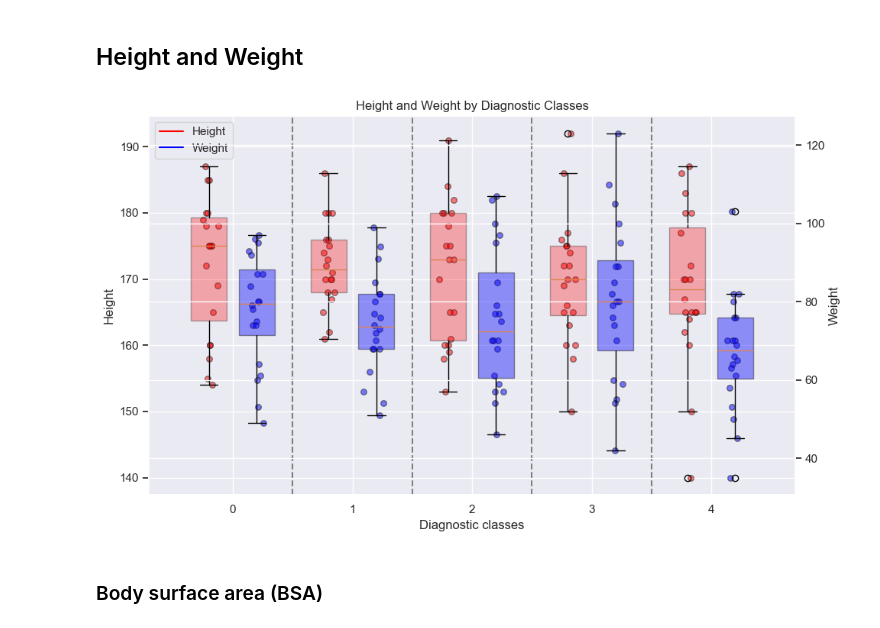
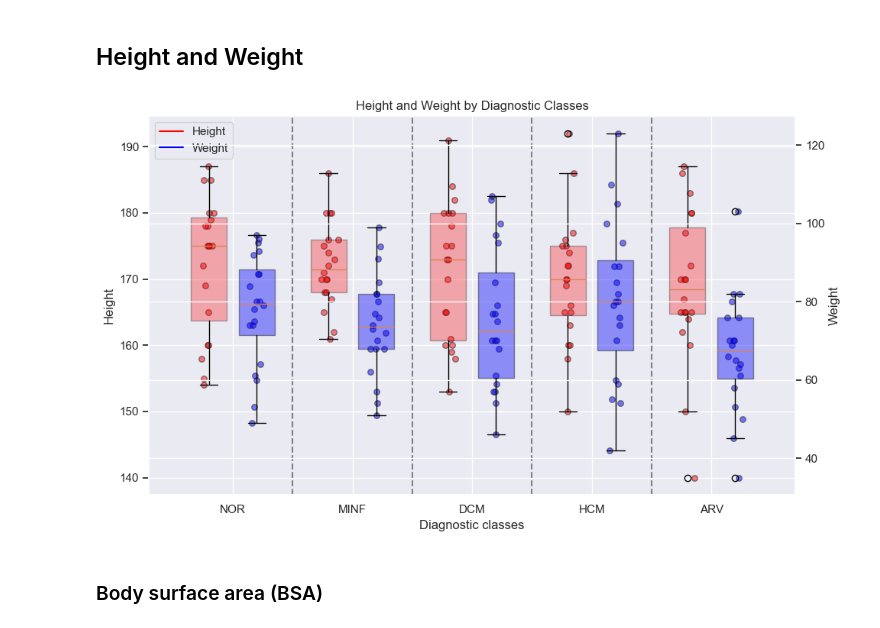
Before and after one commit to marianaolm/Cardiac-Pathology-Prediction, a Jupyter notebook: Challenge.ipynb, the cells around one changed output. Saved outputs shown, nothing was run; the diff lists cells and outputs as text; code cells hidden in the pictures.

```diff
--- a/Challenge.ipynb
+++ b/Challenge.ipynb
@@ -810,6 +814,14 @@ Some of the proposed features by the references are:
 This requires accurate delineation of the left ventricular endocardium and epicardium, and of the right ventricular endocardium for both end diastolic (ED) and end systolic (ES) phase instances.
 # %% [markdown]
 ## Height and Weight
+# %%
+cat_mapping = {
+    0: "NOR",   # Healthy controls
+    1: "MINF",  # Myocardial infarction
+    2: "DCM",   # Dilated cardiomyopathy
+    3: "HCM",   # Hypertrophic cardiomyopathy
+    4: "ARV"    # Abnormal right ventricle
+}
 # %%
 cats = sorted(df_metadata_train['Category'].unique())
 xvals = np.arange(len(cats))
@@ -837,35 +849,38 @@ for i, cat_heights in enumerate(height_data):
 
 bp2 = ax2.boxplot(
     weight_data,
     positions=xvals + offset,
     widths=0.3,
     patch_artist=True)
 
 for patch in bp2['boxes']:
     patch.set_facecolor('blue')
     patch.set_alpha(0.4)
 
 for i, cat_weights in enumerate(weight_data):
     x_jitter = np.random.normal(loc=xvals[i] + offset, scale=0.03, size=len(cat_weights))
     ax2.scatter(x_jitter, cat_weights, color='blue', edgecolors='k', alpha=0.5, s=30)
 
+# Use the acronym labels from the mapping dictionary
+xlabels = [cat_mapping[c] for c in cats]
 ax1.set_xticks(xvals)
-ax1.set_xticklabels(cats)
+ax1.set_xticklabels(xlabels)
+
 for boundary in xvals[1:]:
     ax1.axvline(boundary - 0.5, color='k', linestyle='--', alpha=0.5)
 
 ax1.set_xlabel('Diagnostic classes')
 ax1.set_ylabel('Height')
 ax2.set_ylabel('Weight')
 ax1.set_title('Height and Weight by Diagnostic Classes')
 ax1.plot([], c='red', label='Height')
 ax1.plot([], c='blue', label='Weight')
 ax1.legend(loc='upper left')
 
 plt.tight_layout()
 plt.show()
 # %% [output]
-[figure, old version]
+[figure, new version]
 # %% [markdown]
 ### Body surface area (BSA)
 # %% [markdown]
```
Also changed, not shown: parts of 17 cells of this notebook.
